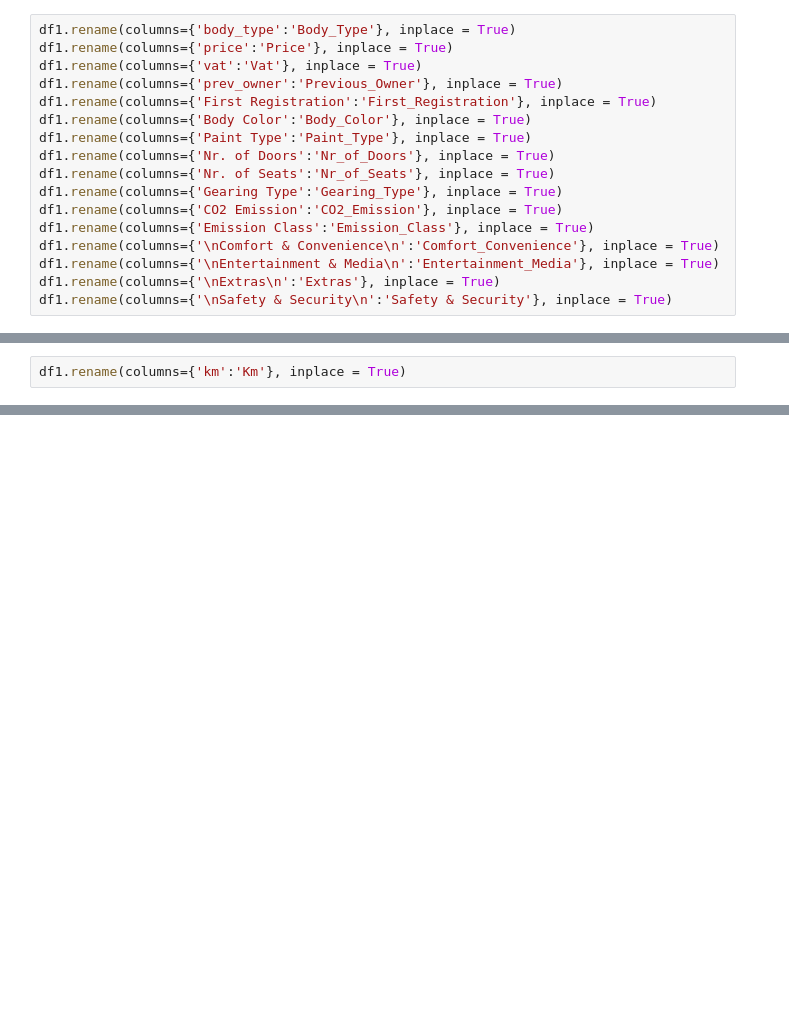
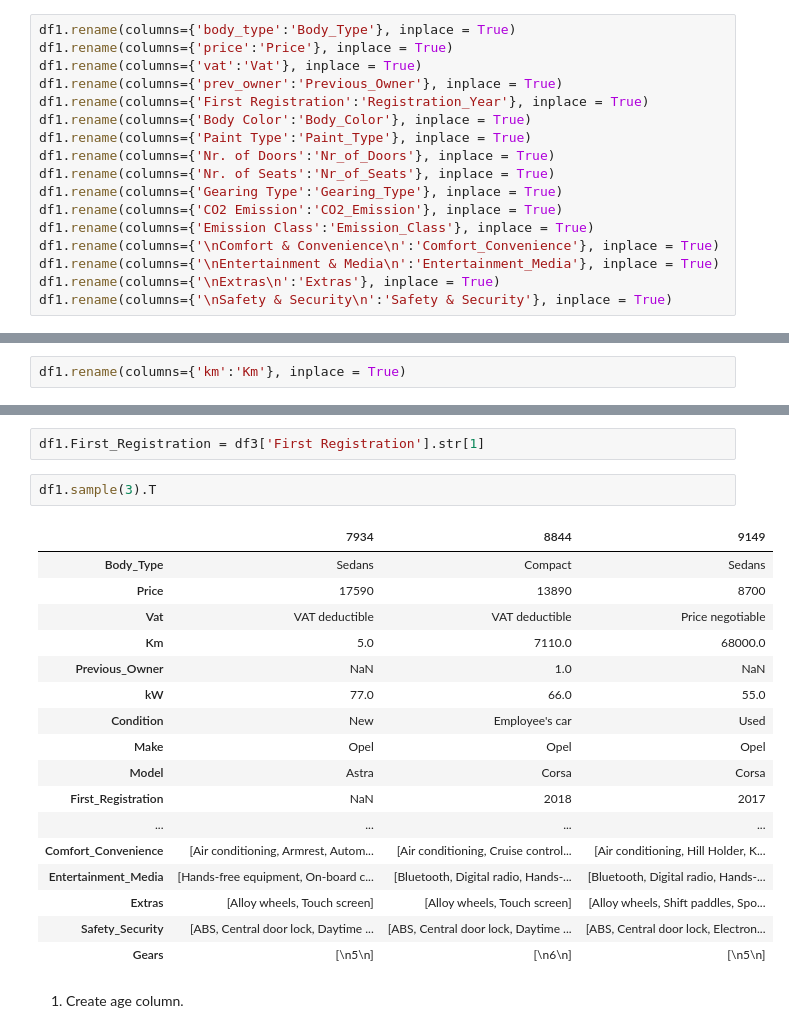
Before and after one commit to gulakkoc/Clarusway_DA, a Jupyter notebook: Projects/Capstone_Project/Capstone_Project_W_Group.ipynb, the cells around one changed output, grey strips where cells are left out. Drawn from its saved outputs; the diff is of its cells as text; blank space fills up the shorter version.

```diff
--- a/Projects/Capstone_Project/Capstone_Project_W_Group.ipynb
+++ b/Projects/Capstone_Project/Capstone_Project_W_Group.ipynb
@@ -1443,7 +1440,7 @@ df1.rename(columns={'body_type':'Body_Type'}, inplace = True)
 df1.rename(columns={'price':'Price'}, inplace = True)
 df1.rename(columns={'vat':'Vat'}, inplace = True)
 df1.rename(columns={'prev_owner':'Previous_Owner'}, inplace = True)
-df1.rename(columns={'First Registration':'First_Registration'}, inplace = True)
+df1.rename(columns={'First Registration':'Registration_Year'}, inplace = True)
 df1.rename(columns={'Body Color':'Body_Color'}, inplace = True)
 df1.rename(columns={'Paint Type':'Paint_Type'}, inplace = True)
 df1.rename(columns={'Nr. of Doors':'Nr_of_Doors'}, inplace = True)
@@ -1483,0 +1481,24 @@ df1.sample(3).T
+# %%
+df1.First_Registration = df3['First Registration'].str[1]
+# %%
+df1.sample(3).T
+# %% [output]
+|  | 7934 | 8844 | 9149 |
+| Body_Type | Sedans | Compact | Sedans |
+| Price | 17590 | 13890 | 8700 |
+| Vat | VAT deductible | VAT deductible | Price negotiable |
+| Km | 5.0 | 7110.0 | 68000.0 |
+| Previous_Owner | NaN | 1.0 | NaN |
+| kW | 77.0 | 66.0 | 55.0 |
+| Condition | New | Employee's car | Used |
+| Make | Opel | Opel | Opel |
+| Model | Astra | Corsa | Corsa |
+| First_Registration | NaN | 2018 | 2017 |
+| ... | ... | ... | ... |
+| Comfort_Convenience | [Air conditioning, Armrest, Autom... | [Air conditioning, Cruise control... | [Air conditioning, Hill Holder, K... |
+| Entertainment_Media | [Hands-free equipment, On-board c... | [Bluetooth, Digital radio, Hands-... | [Bluetooth, Digital radio, Hands-... |
+| Extras | [Alloy wheels, Touch screen] | [Alloy wheels, Touch screen] | [Alloy wheels, Shift paddles, Spo... |
+| Safety_Security | [ABS, Central door lock, Daytime ... | [ABS, Central door lock, Daytime ... | [ABS, Central door lock, Electron... |
+| Gears | [\n5\n] | [\n6\n] | [\n5\n] |
+# %% [markdown]
+1. Create age column.
```
Also changed, not shown: parts of 14 cells of this notebook.
